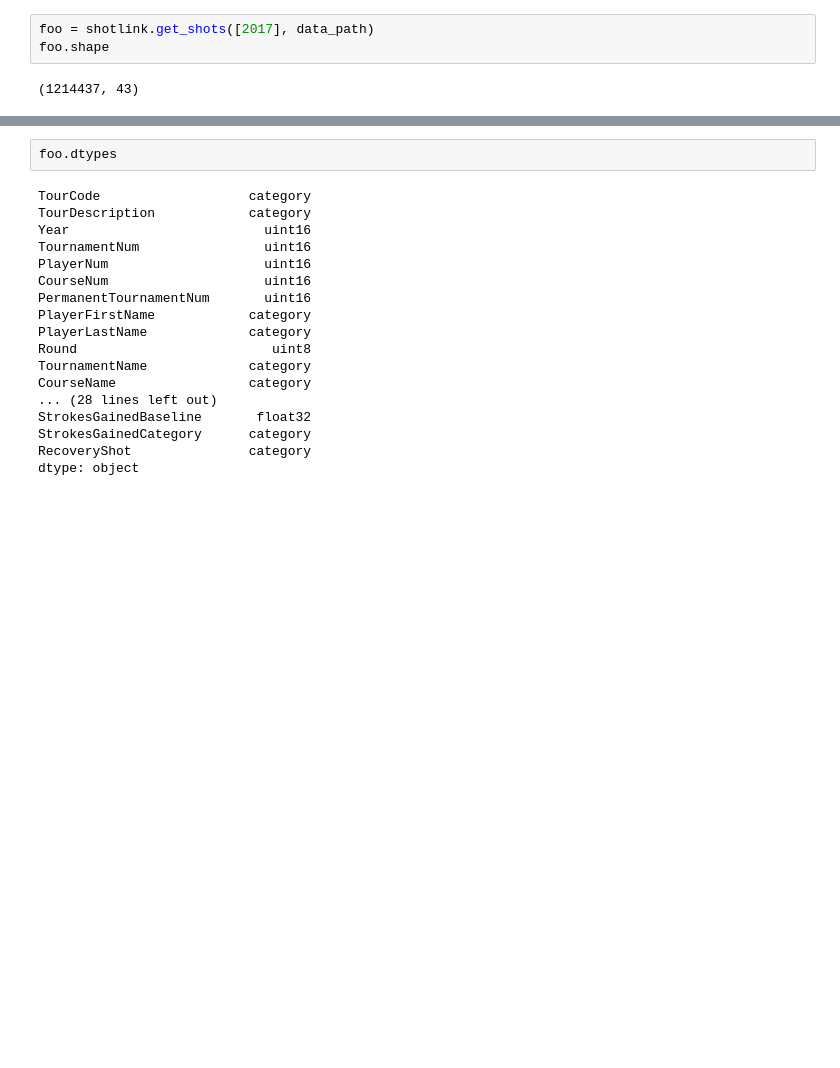
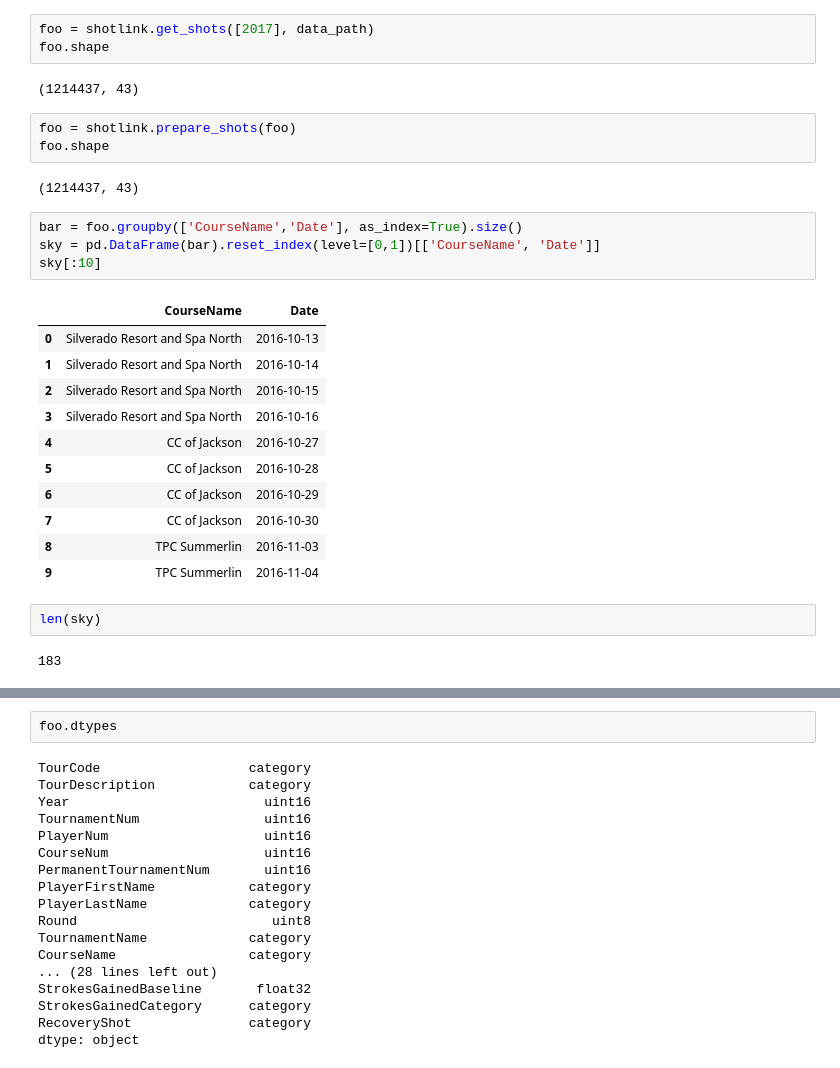
Before and after one commit to awfuldynne/golf_course_project, a Jupyter notebook: personal/andrewe/ShotLink Data from Library Scratch.ipynb, the cells around one changed output, grey strips where cells are left out. Saved outputs shown, nothing was run; the diff lists cells and outputs as text; blank space fills up the shorter version.

```diff
--- a/personal/andrewe/ShotLink Data from Library Scratch.ipynb
+++ b/personal/andrewe/ShotLink Data from Library Scratch.ipynb
@@ -315,3 +315,28 @@ foo = shotlink.get_shots([2017], data_path)
 foo.shape
 # %% [output]
 (1214437, 43)
+# %%
+foo = shotlink.prepare_shots(foo)
+foo.shape
+# %% [output]
+(1214437, 43)
+# %%
+bar = foo.groupby(['CourseName','Date'], as_index=True).size()
+sky = pd.DataFrame(bar).reset_index(level=[0,1])[['CourseName', 'Date']]
+sky[:10]
+# %% [output]
+|  | CourseName | Date |
+| 0 | Silverado Resort and Spa North | 2016-10-13 |
+| 1 | Silverado Resort and Spa North | 2016-10-14 |
+| 2 | Silverado Resort and Spa North | 2016-10-15 |
+| 3 | Silverado Resort and Spa North | 2016-10-16 |
+| 4 | CC of Jackson | 2016-10-27 |
+| 5 | CC of Jackson | 2016-10-28 |
+| 6 | CC of Jackson | 2016-10-29 |
+| 7 | CC of Jackson | 2016-10-30 |
+| 8 | TPC Summerlin | 2016-11-03 |
+| 9 | TPC Summerlin | 2016-11-04 |
+# %%
+len(sky)
+# %% [output]
+183
```
Also changed, not shown: parts of 5 cells of this notebook, 4 other files.
